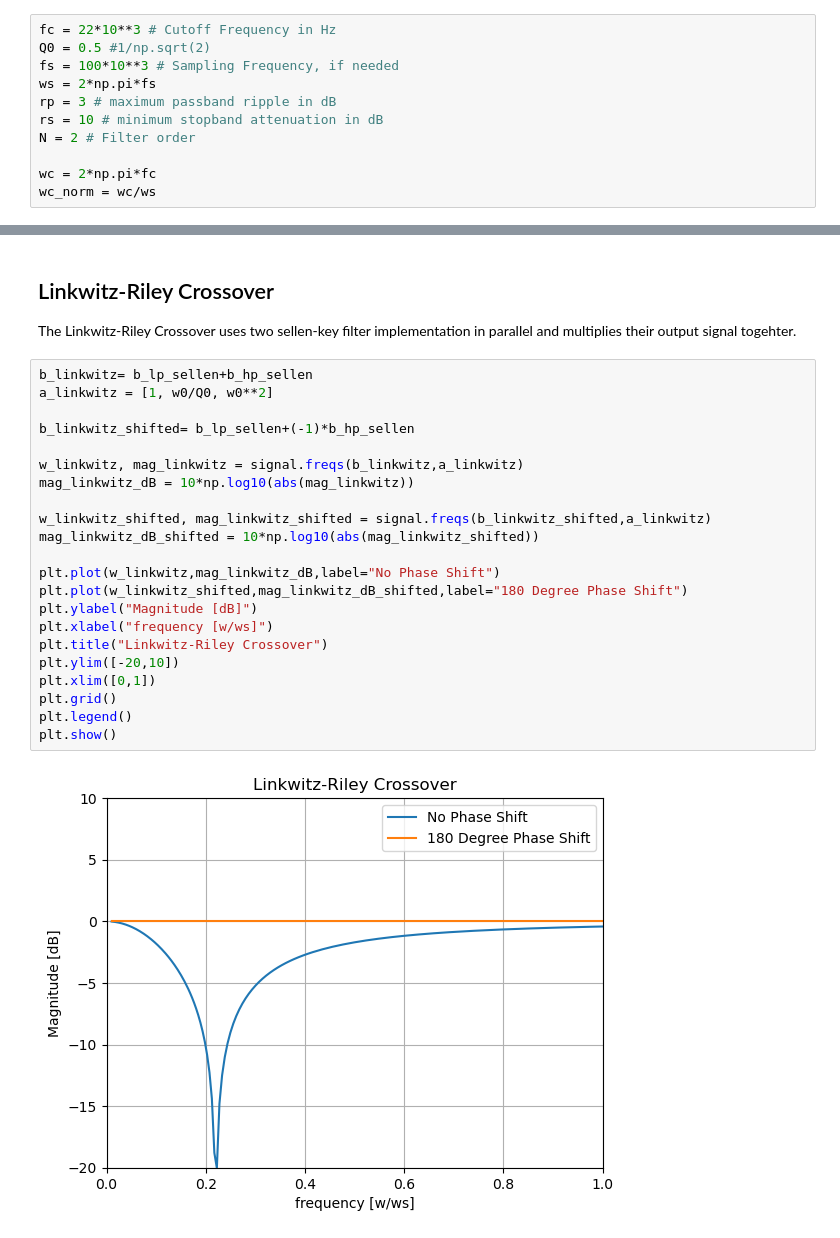
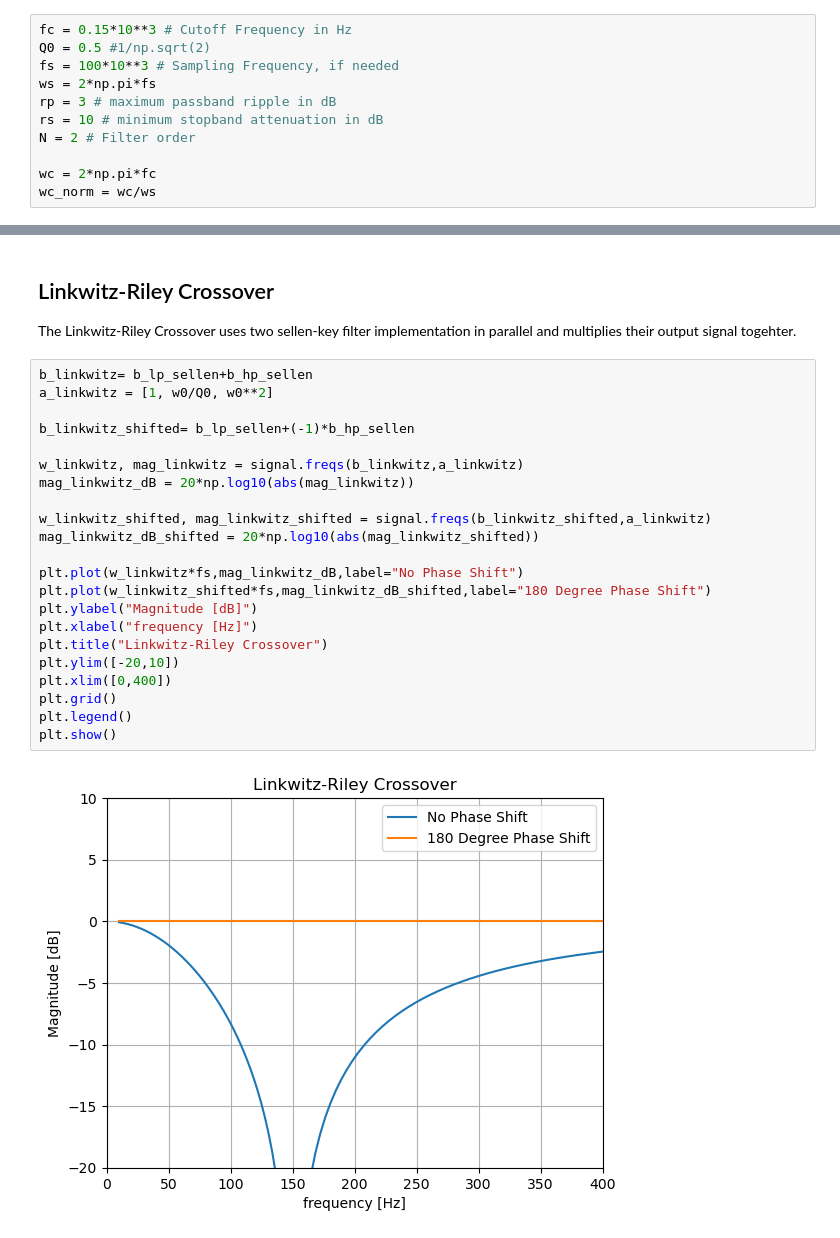
Before and after one commit to nilsrenner/Microelectronic-Circuit-Design-MCD, a Jupyter notebook: 001_Design/Behavorial_Model/Behavorial Model Sellen-key and Linkwitz-Riley.ipynb, the cells around one changed output, grey strips where cells are left out. Cells and saved outputs as stored; diff of their text form.

```diff
--- a/001_Design/Behavorial_Model/Behavorial Model Sellen-key and Linkwitz-Riley.ipynb
+++ b/001_Design/Behavorial_Model/Behavorial Model Sellen-key and Linkwitz-Riley.ipynb
@@ -9,7 +9,7 @@ import scipy.signal as signal
 # %% [markdown]
 ## Parameters of the Filter
 # %%
-fc = 22*10**3 # Cutoff Frequency in Hz
+fc = 0.15*10**3 # Cutoff Frequency in Hz
 Q0 = 0.5 #1/np.sqrt(2)
 fs = 100*10**3 # Sampling Frequency, if needed
 ws = 2*np.pi*fs
@@ -79,24 +79,24 @@ The Linkwitz-Riley Crossover uses two sellen-key filter implementation in parall
 # %%
 b_linkwitz= b_lp_sellen+b_hp_sellen
 a_linkwitz = [1, w0/Q0, w0**2]
 
 b_linkwitz_shifted= b_lp_sellen+(-1)*b_hp_sellen
 
 w_linkwitz, mag_linkwitz = signal.freqs(b_linkwitz,a_linkwitz)
-mag_linkwitz_dB = 10*np.log10(abs(mag_linkwitz))
+mag_linkwitz_dB = 20*np.log10(abs(mag_linkwitz))
 
 w_linkwitz_shifted, mag_linkwitz_shifted = signal.freqs(b_linkwitz_shifted,a_linkwitz)
-mag_linkwitz_dB_shifted = 10*np.log10(abs(mag_linkwitz_shifted))
+mag_linkwitz_dB_shifted = 20*np.log10(abs(mag_linkwitz_shifted))
 
-plt.plot(w_linkwitz,mag_linkwitz_dB,label="No Phase Shift")
-plt.plot(w_linkwitz_shifted,mag_linkwitz_dB_shifted,label="180 Degree Phase Shift")
+plt.plot(w_linkwitz*fs,mag_linkwitz_dB,label="No Phase Shift")
+plt.plot(w_linkwitz_shifted*fs,mag_linkwitz_dB_shifted,label="180 Degree Phase Shift")
 plt.ylabel("Magnitude [dB]")
-plt.xlabel("frequency [w/ws]")
+plt.xlabel("frequency [Hz]")
 plt.title("Linkwitz-Riley Crossover")
 plt.ylim([-20,10])
-plt.xlim([0,1])
+plt.xlim([0,400])
 plt.grid()
 plt.legend()
 plt.show()
 # %% [output]
-[figure, old version]
+[figure, new version]
```
Also changed, not shown: parts of 3 cells of this notebook, 24 other files.
